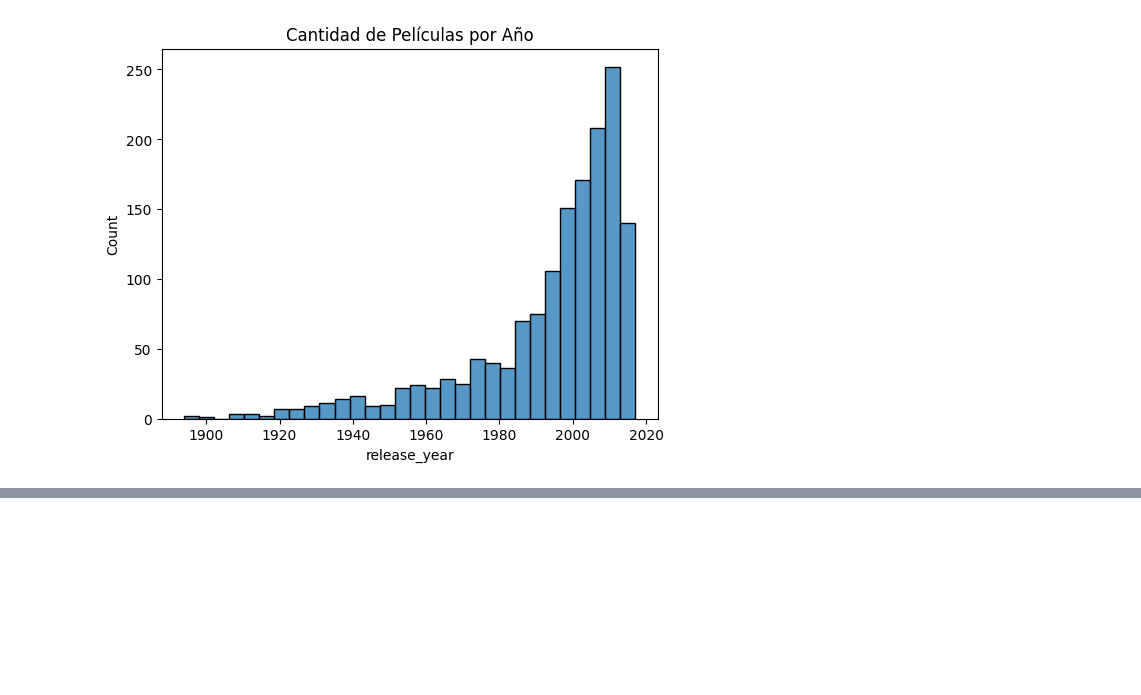
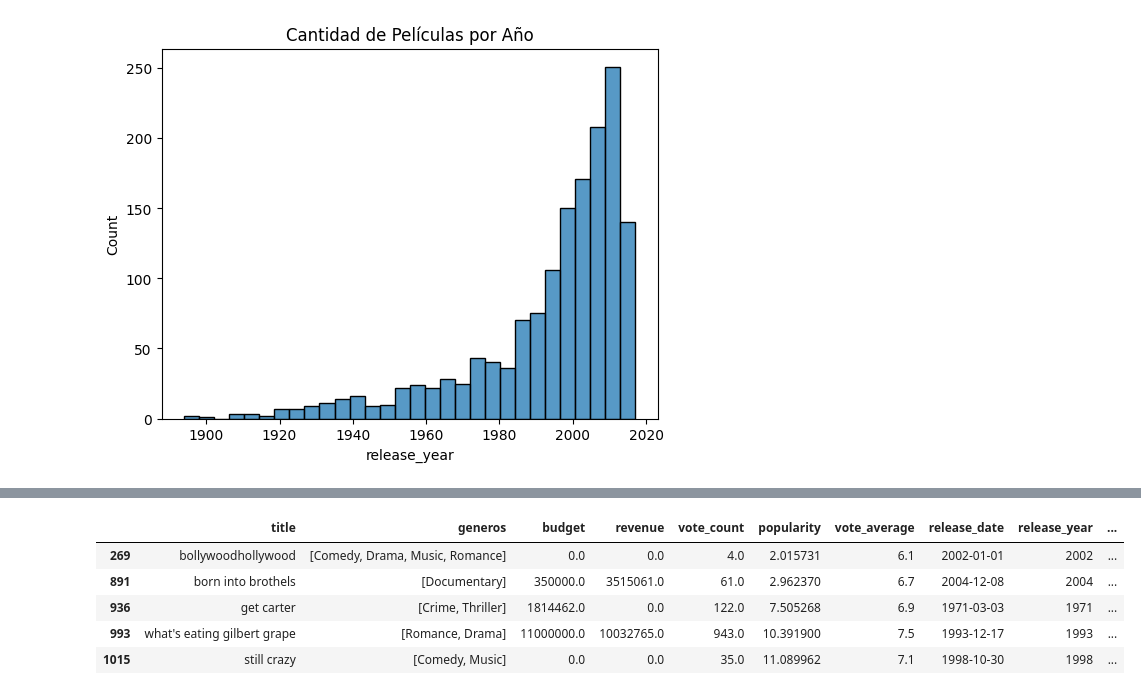
Before and after one commit to Melbutus/ProyectoML, a Jupyter notebook: Reports/EDA.ipynb, the cells around one changed output, grey strips where cells are left out. Drawn from its saved outputs; the diff is of its cells as text; code cells hidden in the pictures; blank space fills up the shorter version.

```diff
--- a/Reports/EDA.ipynb
+++ b/Reports/EDA.ipynb
@@ -232,0 +242,9 @@ Cantidad de películas lanzadas a partir de 1980: 1220
+# %%
+df_completo.head(5)
+# %% [output]
+|  | title | generos | budget | revenue | vote_count | popularity | vote_average | release_date | release_year | ... |
+| 269 | bollywoodhollywood | [Comedy, Drama, Music, Romance] | 0.0 | 0.0 | 4.0 | 2.015731 | 6.1 | 2002-01-01 | 2002 | ... |
+| 891 | born into brothels | [Documentary] | 350000.0 | 3515061.0 | 61.0 | 2.962370 | 6.7 | 2004-12-08 | 2004 | ... |
+| 936 | get carter | [Crime, Thriller] | 1814462.0 | 0.0 | 122.0 | 7.505268 | 6.9 | 1971-03-03 | 1971 | ... |
+| 993 | what's eating gilbert grape | [Romance, Drama] | 11000000.0 | 10032765.0 | 943.0 | 10.391900 | 7.5 | 1993-12-17 | 1993 | ... |
+| 1015 | still crazy | [Comedy, Music] | 0.0 | 0.0 | 35.0 | 11.089962 | 7.1 | 1998-10-30 | 1998 | ... |
```
Also changed, not shown: parts of 19 cells of this notebook, 13 other files.
